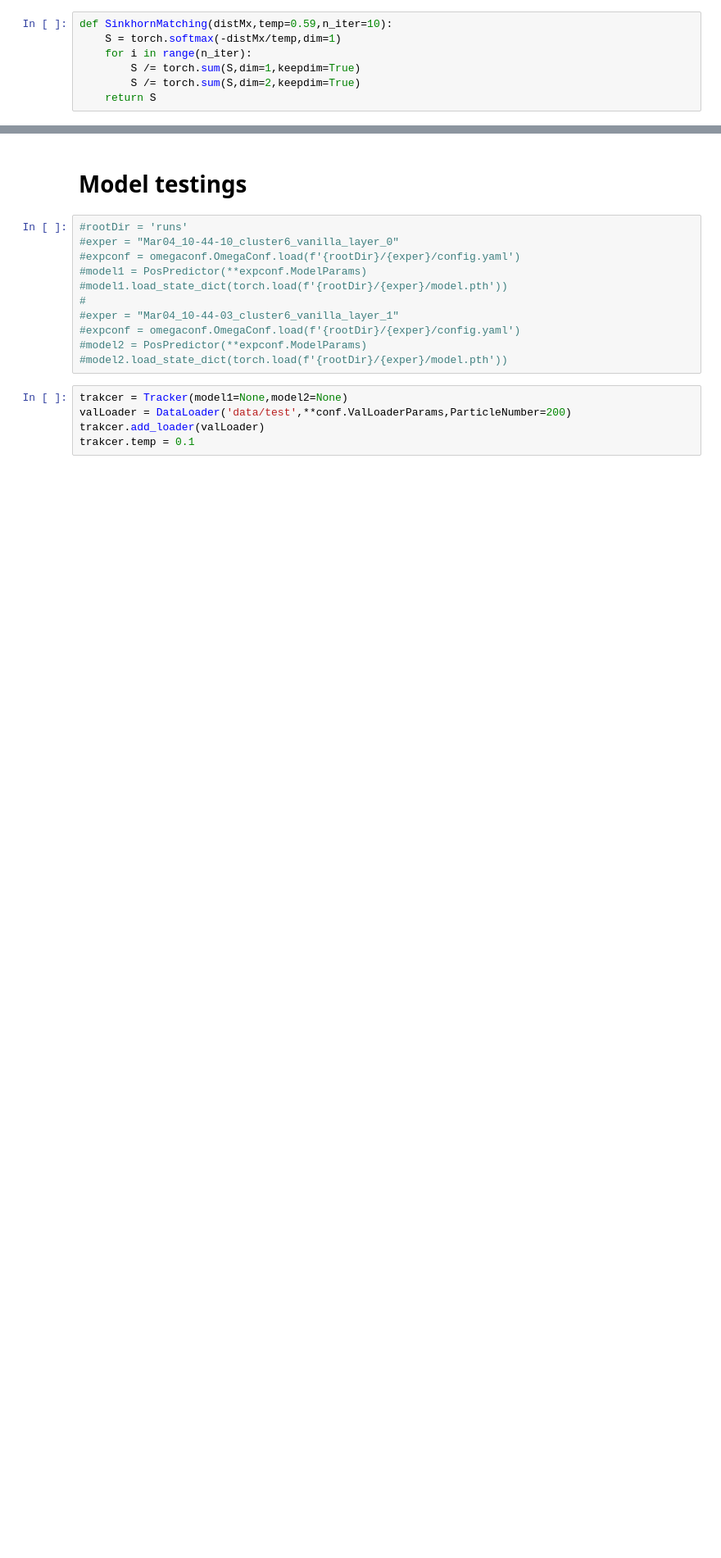
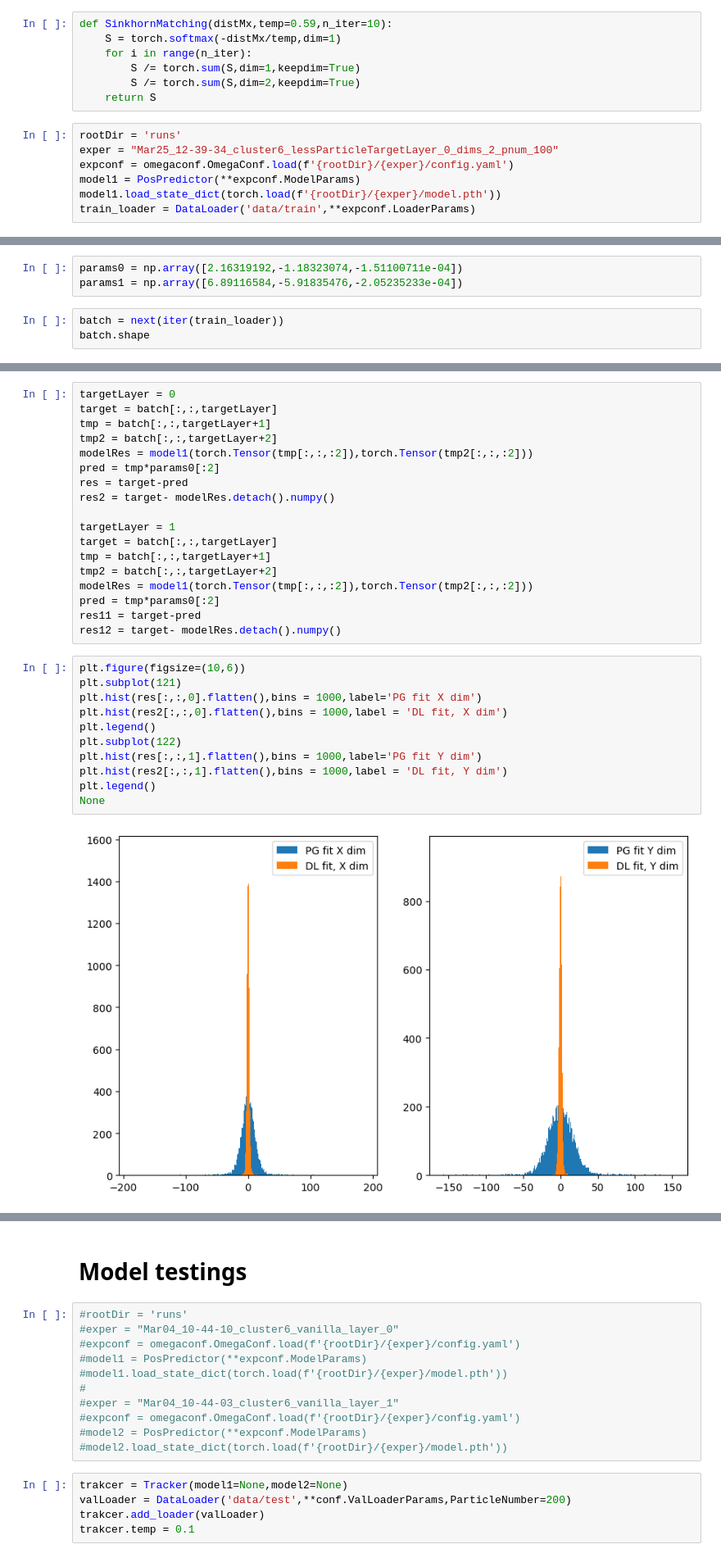
Before and after one commit to Dudgit/PCT_tracking, a Jupyter notebook: eda.ipynb, the cells around one changed output, grey strips where cells are left out. Shown at 82% size. Drawn from its saved outputs; the diff is of its cells as text; blank space fills up the shorter version.

```diff
--- a/eda.ipynb
+++ b/eda.ipynb
@@ -30,3 +32,10 @@ def SinkhornMatching(distMx,temp=0.59,n_iter=10):
         S /= torch.sum(S,dim=1,keepdim=True)
         S /= torch.sum(S,dim=2,keepdim=True)
     return S
+# %%
+rootDir = 'runs'
+exper = "Mar25_12-39-34_cluster6_lessParticleTargetLayer_0_dims_2_pnum_100"
+expconf = omegaconf.OmegaConf.load(f'{rootDir}/{exper}/config.yaml')
+model1 = PosPredictor(**expconf.ModelParams)
+model1.load_state_dict(torch.load(f'{rootDir}/{exper}/model.pth'))
+train_loader = DataLoader('data/train',**expconf.LoaderParams)
@@ -32,0 +47,6 @@ def SinkhornMatching(distMx,temp=0.59,n_iter=10):
+# %%
+params0 = np.array([2.16319192,-1.18323074,-1.51100711e-04])
+params1 = np.array([6.89116584,-5.91835476,-2.05235233e-04])
+# %%
+batch = next(iter(train_loader))
+batch.shape
@@ -32,0 +55,31 @@ def SinkhornMatching(distMx,temp=0.59,n_iter=10):
+# %%
+targetLayer = 0
+target = batch[:,:,targetLayer]
+tmp = batch[:,:,targetLayer+1]
+tmp2 = batch[:,:,targetLayer+2]
+modelRes = model1(torch.Tensor(tmp[:,:,:2]),torch.Tensor(tmp2[:,:,:2]))
+pred = tmp*params0[:2]
+res = target-pred
+res2 = target- modelRes.detach().numpy()
+
+targetLayer = 1
+target = batch[:,:,targetLayer]
+tmp = batch[:,:,targetLayer+1]
+tmp2 = batch[:,:,targetLayer+2]
+modelRes = model1(torch.Tensor(tmp[:,:,:2]),torch.Tensor(tmp2[:,:,:2]))
+pred = tmp*params0[:2]
+res11 = target-pred
+res12 = target- modelRes.detach().numpy()
+# %%
+plt.figure(figsize=(10,6))
+plt.subplot(121)
+plt.hist(res[:,:,0].flatten(),bins = 1000,label='PG fit X dim')
+plt.hist(res2[:,:,0].flatten(),bins = 1000,label = 'DL fit, X dim')
+plt.legend()
+plt.subplot(122)
+plt.hist(res[:,:,1].flatten(),bins = 1000,label='PG fit Y dim')
+plt.hist(res2[:,:,1].flatten(),bins = 1000,label = 'DL fit, Y dim')
+plt.legend()
+None
+# %% [output]
+[figure, added]
```
Also changed, not shown: parts of 6 cells of this notebook, 6 other files.
